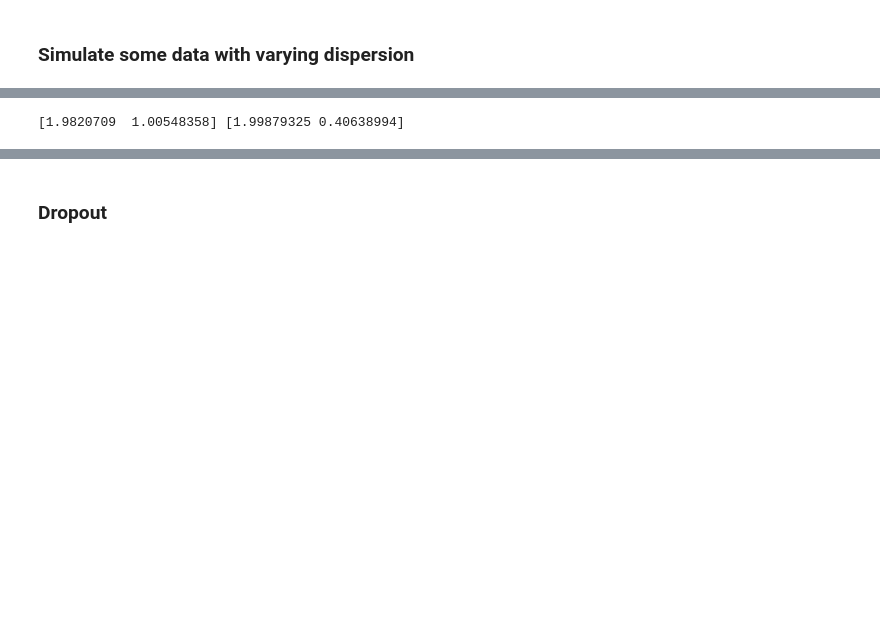
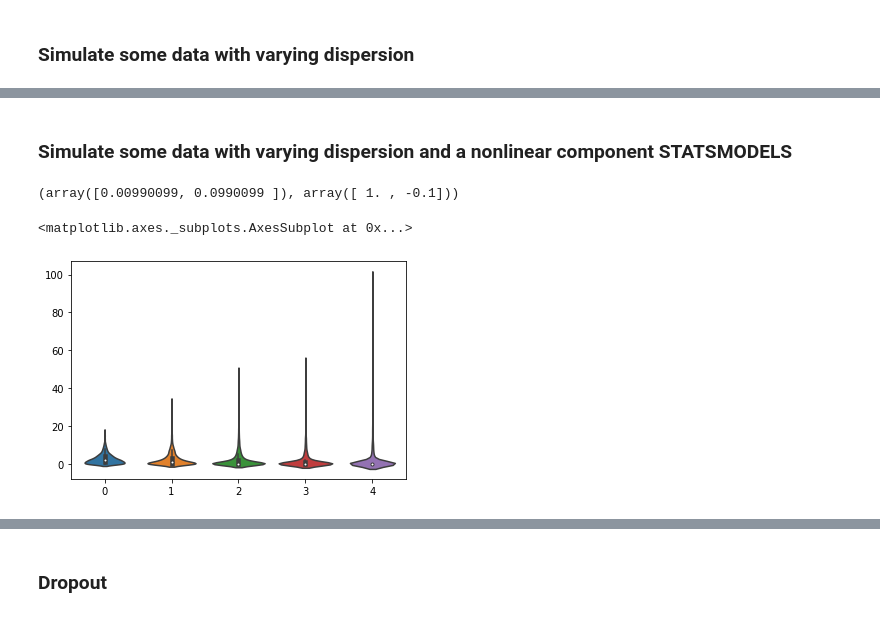
Before and after one commit to yelabucsf/scrna-parameter-estimation, a Jupyter notebook: examples/simulation/gmm_simulation_no_dropout.ipynb, the cells around one changed output, grey strips where cells are left out. Saved outputs shown, nothing was run; the diff lists cells and outputs as text; code cells hidden in the pictures; blank space fills up the shorter version.

```diff
--- a/examples/simulation/gmm_simulation_no_dropout.ipynb
+++ b/examples/simulation/gmm_simulation_no_dropout.ipynb
@@ -203,4 +315,38 @@ beta1_hat, beta2_hat = deconstruct_params(result_2)
-# %%
-print(beta1_hat, beta2_hat)
-# %% [output]
-[1.9820709  1.00548358] [1.99879325 0.40638994]
+# %% [markdown]
+### Simulate some data with varying dispersion and a nonlinear component STATSMODELS
+# %%
+def convert_params(mu, theta):
+    """
+    Convert mean/dispersion parameterization of a negative binomial to the ones scipy supports
+
+    See https://en.wikipedia.org/wiki/Negative_binomial_distribution#Alternative_formulations
+    """
+    r = theta
+    var = mu + 1 / r * mu ** 2
+    p = (var - mu) / var
+    return r, 1 - p
+# %%
+num_rep = 2000
+x = np.arange(0, 5, 1)
+x = np.tile(x, (1, num_rep)).reshape(-1)
+x_mat = np.column_stack([np.ones(x.shape[0]), x])
+beta1 = np.array([1, -0.1])
+beta2 = np.array([1, 0])
+p = 1.1
+beta_var = beta1*p + beta2
+beta2_prime = beta_var - np.dot(beta_var, beta1)/np.linalg.norm(beta1)**2*beta1
+mean = np.exp(x_mat@beta1)
+alpha = np.exp(x_mat@beta2)
+var = alpha * (mean**p)
+#np.dot(x, y) / np.linalg.norm(y)
+y = stats.nbinom.rvs(*convert_params(mean, 1/((var-mean)/mean**2)))
+y = y.reshape(-1)
+# %%
+beta2_prime, beta1
+# %% [output]
+(array([0.00990099, 0.0990099 ]), array([ 1. , -0.1]))
+# %%
+sns.violinplot(pd.Series(x), y)
+# %% [output]
+<matplotlib.axes._subplots.AxesSubplot at 0x...>
+[figure, added]
```
Also changed, not shown: parts of 59 cells of this notebook, 1 other file.
